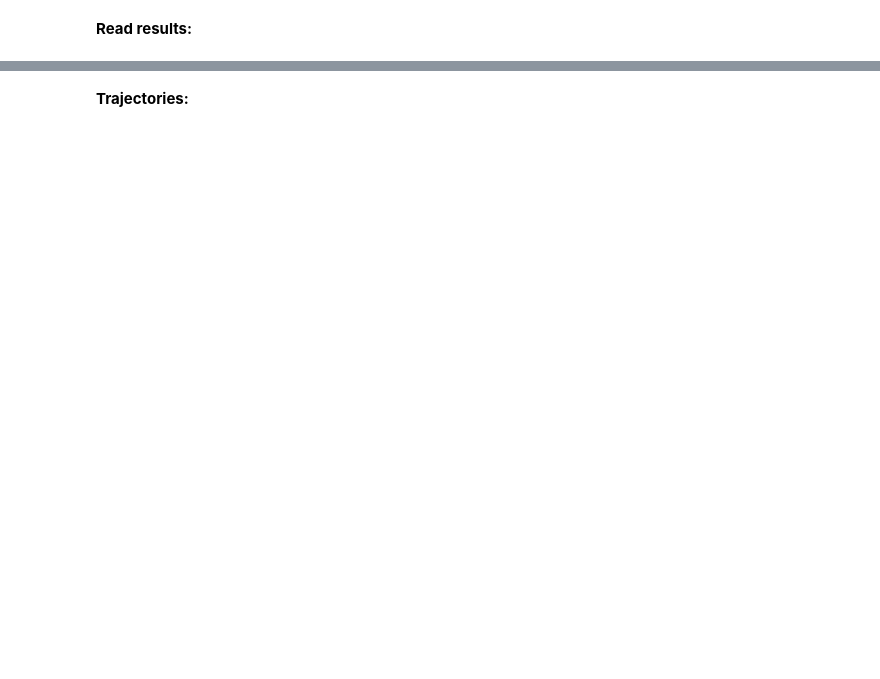
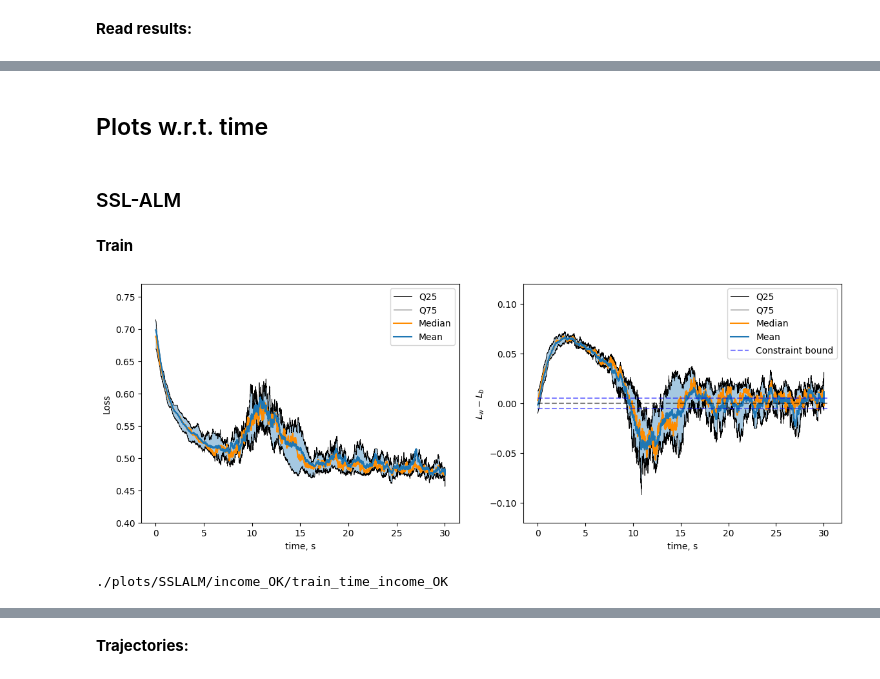
Before and after one commit to humancompatible/train, a Jupyter notebook: experiments/algo_plots.ipynb, the cells around one changed output, grey strips where cells are left out. Drawn from its saved outputs; the diff is of its cells as text; code cells hidden in the pictures; blank space fills up the shorter version.

Commit message:
update notebook, plotting

```diff
--- a/experiments/algo_plots.ipynb
+++ b/experiments/algo_plots.ipynb
@@ -64,0 +6,45 @@ f1t, f2t = plot_iter(stats_test, lb, "iteration")
+# %%
+import os
+
+
+TASK = "income"
+STATE = "OK"
+DATASET = TASK + "_" + STATE
+lb = 0.005
+constraint = "eq_loss"
+
+algs = ['SSLALM', 'ALM', 'StochasticGhost', 'SGD', 'fairret']
+stats = dict.fromkeys(algs)
+results_dir = './utils/exp_results/'
+
+for alg in algs:
+    filename = os.path.join(results_dir, f"{alg}_" + f"{DATASET}_{lb}.csv")
+    try:
+        stats[alg] = pd.read_csv(filename)
+    except:
+        print(f'{alg} not found in {results_dir}')
+# %%
+stats_train = {alg: s[s["is_train"] == "train"].drop(["is_train"], axis=1).dropna() for alg, s in stats.items() if s is not None}
+stats_test = {alg: s[s["is_train"] == "test"].drop(["is_train"], axis=1).dropna() for alg, s in stats.items() if s is not None}
+# %% [markdown]
+## Plots w.r.t. time
+# %% [markdown]
+### SSL-ALM
+# %% [markdown]
+**Train**
+# %%
+alg = 'SSLALM'
+os.makedirs(os.path.dirname(f"./plots/{alg}/{DATASET}/"), exist_ok=True)
+
+f1tr_time = plot_time(
+    stats_train[alg], lb, round_step=0.0005, f_ylim=(0.4, 0.77), c_ylim=(-0.12, 0.12)
+)
+# %% [output]
+[figure, added]
+# %%
+f1tr_time.savefig(
+    f"./plots/{alg}/{DATASET}/train_time_{DATASET}"
+)
+print(f"./plots/{alg}/{DATASET}/train_time_{DATASET}")
+# %% [output]
+./plots/SSLALM/income_OK/train_time_income_OK
```
Also changed, not shown: parts of 54 cells of this notebook, 4 other files.
